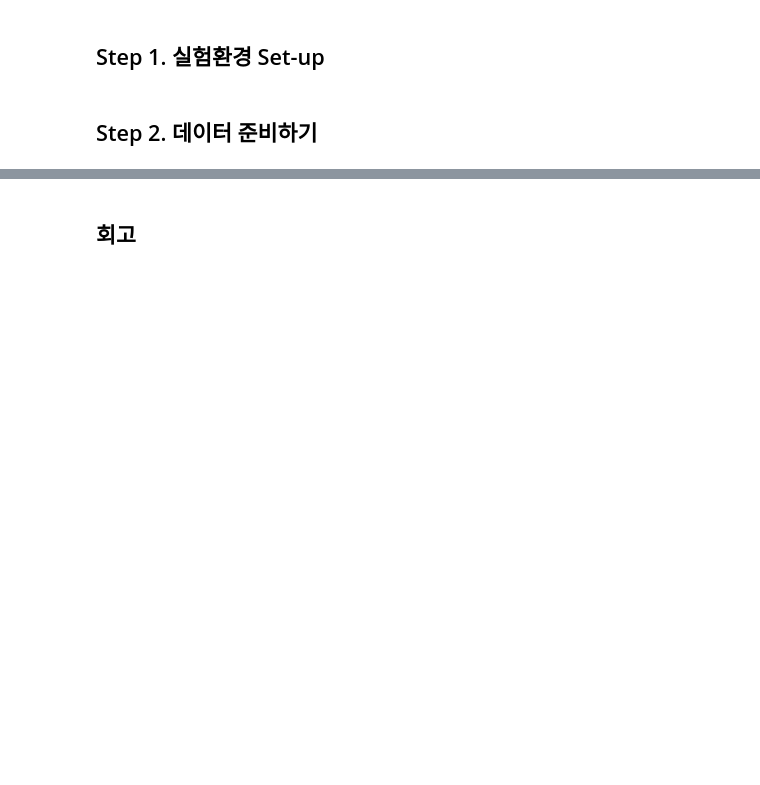
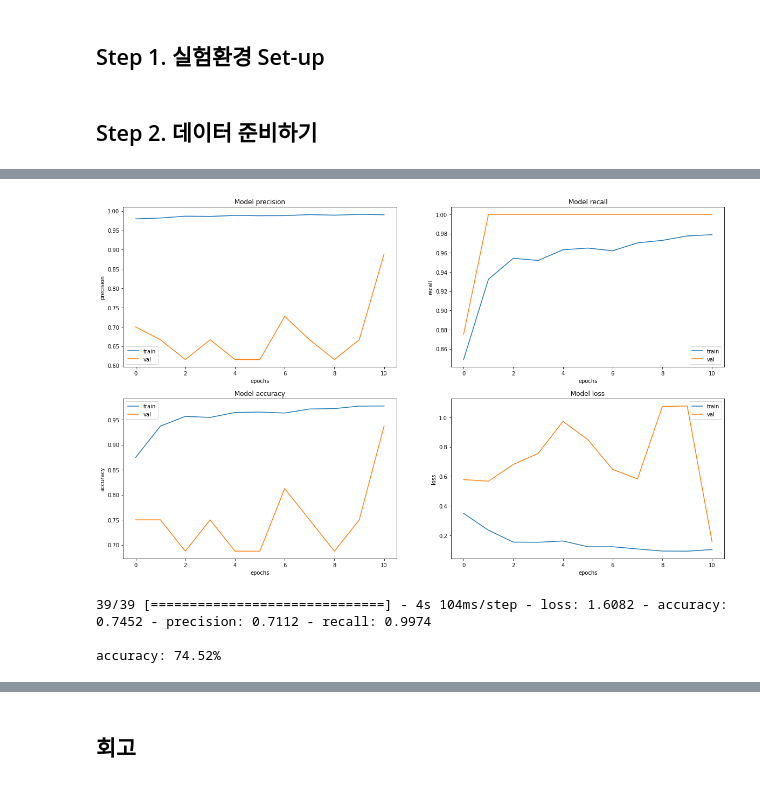
Before and after one commit to CandyBrain/AIFFEL, a Jupyter notebook: EX09_Diagnosis_of_Pneumonia/[E-09]_Diagnosis_of_Pneumonia_project.ipynb, the cells around one changed output, grey strips where cells are left out. Drawn from its saved outputs; the diff is of its cells as text; code cells hidden in the pictures; blank space fills up the shorter version.

```diff
--- a/EX09_Diagnosis_of_Pneumonia/[E-09]_Diagnosis_of_Pneumonia_project.ipynb
+++ b/EX09_Diagnosis_of_Pneumonia/[E-09]_Diagnosis_of_Pneumonia_project.ipynb
@@ -410,0 +624,10 @@ loss, acc, prec, rec = model.evaluate(test_ds)
+# %%
+with tf.device('/GPU:0'):
+    history = model.fit(
+        train_generator,
+        steps_per_epoch=nb_train_samples // batch_size,
+        epochs=epochs,
+        validation_data=validation_generator,
+        validation_steps=nb_validation_samples // batch_size,
+        class_weight=class_weight,
+        callbacks = [callbacks])
@@ -410,0 +666,10 @@ loss, acc, prec, rec = model.evaluate(test_ds)
+# %%
+# 훈련 종료 call back 함수 조건변경
+
+class myCallback(Callback):
+    def on_epoch_end(self, epoch, logs={}):
+        if(logs.get('val_accuracy') > 0.93):
+            print("\nReached 93% accuracy so cancelling training!")
+            self.model.stop_training = True
+
+callbacks = myCallback()
@@ -410,0 +689,10 @@ loss, acc, prec, rec = model.evaluate(test_ds)
+# %%
+with tf.device('/GPU:0'):
+    history = model.fit(
+        train_generator,
+        steps_per_epoch=nb_train_samples // batch_size,
+        epochs=epochs,
+        validation_data=validation_generator,
+        validation_steps=nb_validation_samples // batch_size,
+        class_weight=class_weight,
+        callbacks = [callbacks])
@@ -410,0 +730,24 @@ loss, acc, prec, rec = model.evaluate(test_ds)
+# %%
+# 시각화
+
+fig, ax = plt.subplots(1, 4, figsize=(20, 3))
+ax = ax.ravel()
+
+for i, met in enumerate(['precision', 'recall', 'accuracy', 'loss']):
+    ax[i].plot(history.history[met])
+    ax[i].plot(history.history['val_' + met])
+    ax[i].set_title('Model {}'.format(met))
+    ax[i].set_xlabel('epochs')
+    ax[i].set_ylabel(met)
+    ax[i].legend(['train', 'val'])
+# %% [output]
+[figure, added]
+# %%
+# 모델 평가
+
+scores = model.evaluate(test_ds)
+print("\n%s: %.2f%%" % (model.metrics_names[1], scores[1]*100))
+# %% [output]
+39/39 [==============================] - 4s 104ms/step - loss: 1.6082 - accuracy: 0.7452 - precision: 0.7112 - recall: 0.9974
+
+accuracy: 74.52%
```
Also changed, not shown: parts of 112 cells of this notebook.
